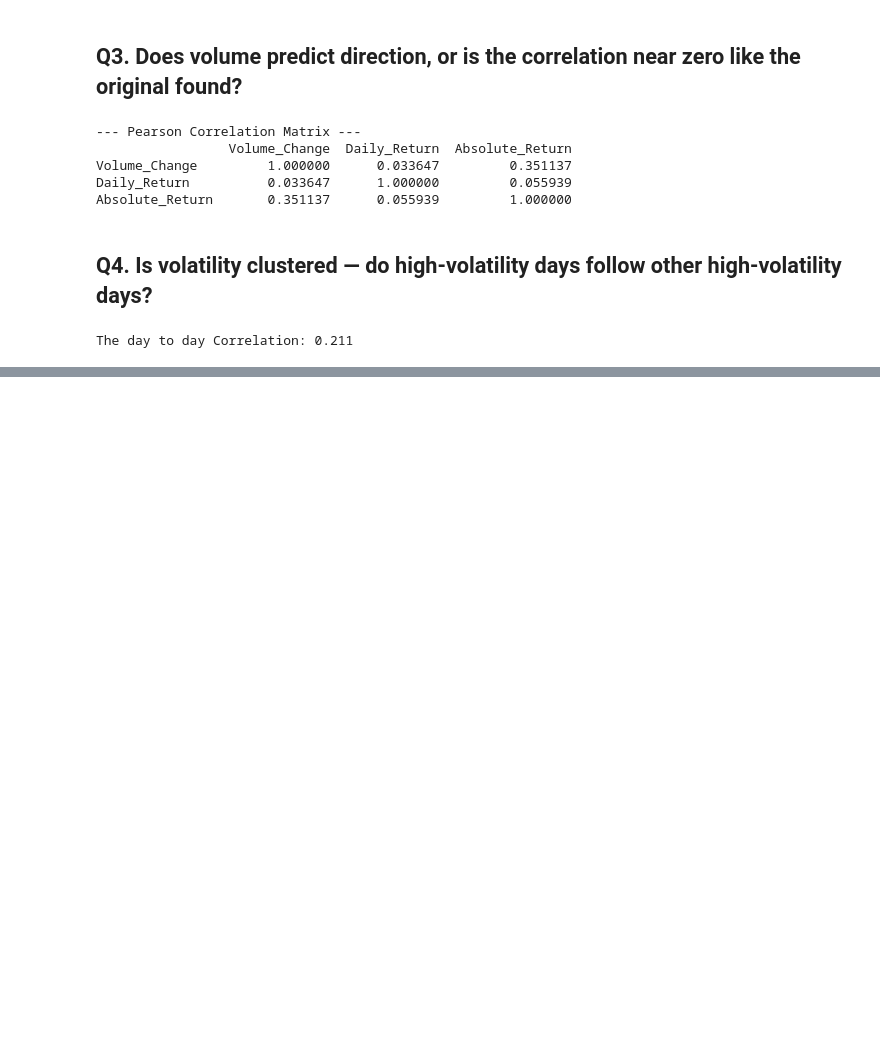
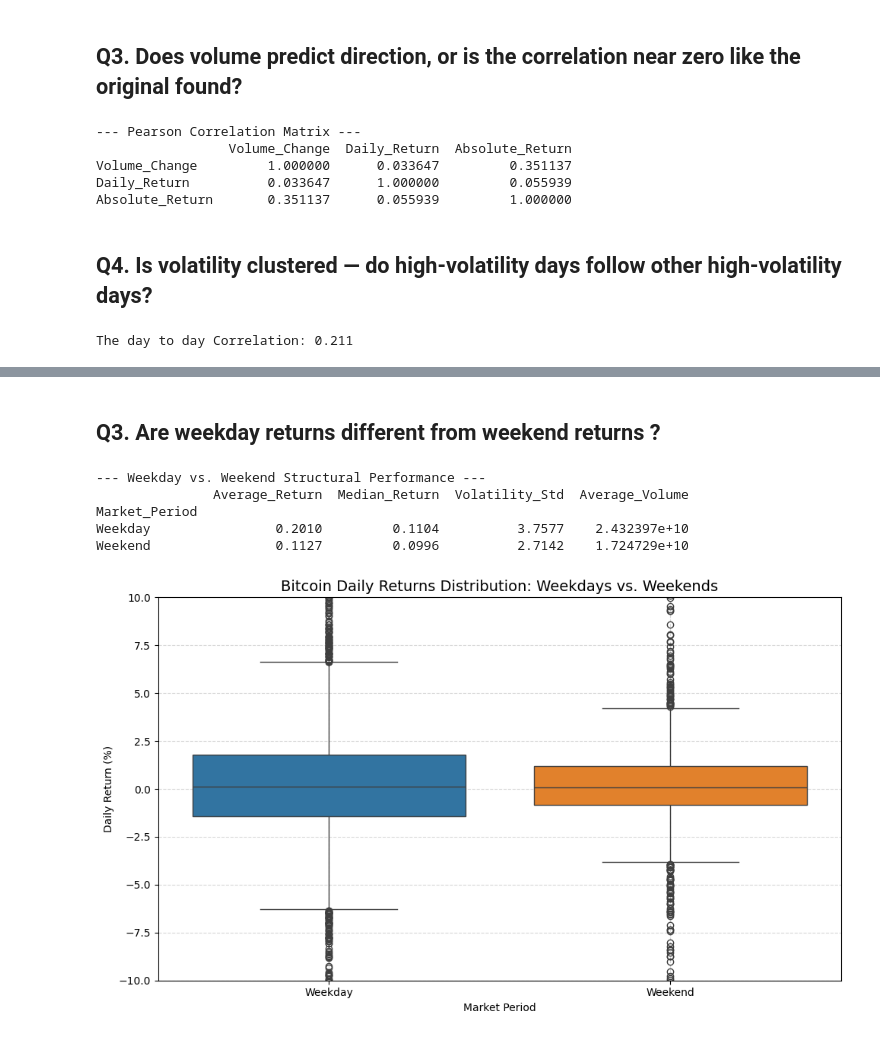
Before and after one commit to Calebchike/Bitcoin-EDA, a Jupyter notebook: Bitcoin_EDA_2014_2026.ipynb, the cells around one changed output, grey strips where cells are left out. Drawn from its saved outputs; the diff is of its cells as text; code cells hidden in the pictures; blank space fills up the shorter version.

```diff
--- a/Bitcoin_EDA_2014_2026.ipynb
+++ b/Bitcoin_EDA_2014_2026.ipynb
@@ -313,0 +430,43 @@ The day to day Correlation: 0.211
+# %% [markdown]
+##  **Q3**.        Are weekday returns different from weekend returns ?
+# %%
+# Calculate percentage daily returns
+bitcoin['Daily_Return'] = bitcoin['Close'].pct_change() * 100
+
+# Extract the days of the week (Monday-0 through Sunday-6)
+bitcoin['Day_of_Week'] = bitcoin.index.dayofweek
+
+# Classify each day as either a Weekday or Weekend
+# np.where sets rows to 'Weekend' if day is 5 (Sat) or 6 (Sun), else 'Weekday'
+bitcoin['Market_Period'] = bitcoin['Day_of_Week'].apply(lambda x: 'Weekend' if x >= 5 else 'Weekday')
+
+# Compute performance metrics comparing the two periods
+grouped_stats = bitcoin.groupby('Market_Period').agg(
+    Average_Return=('Daily_Return', 'mean'),
+    Median_Return=('Daily_Return', 'median'),
+    Volatility_Std=('Daily_Return', 'std'),
+    Average_Volume=('Volume', 'mean')
+)
+
+print("--- Weekday vs. Weekend Structural Performance ---")
+print(grouped_stats.round(4))
+
+# Create a Box Plot to visualize the return distribution and outliers
+plt.figure(figsize=(10, 6))
+# We clip the y-axis slightly to focus on core distributions rather than extreme outliers
+sns.boxplot(data=bitcoin, x='Market_Period', y='Daily_Return', hue='Market_Period', palette=['#1f77b4', '#ff7f0e'], legend=False)
+plt.ylim(-10, 10)
+plt.title('Bitcoin Daily Returns Distribution: Weekdays vs. Weekends', fontsize=14)
+plt.xlabel('Market Period')
+plt.ylabel('Daily Return (%)')
+plt.grid(True, linestyle='--', alpha=0.5)
+plt.tight_layout()
+plt.savefig('weekday_vs_weekend.png')
+plt.show()
+# %% [output]
+--- Weekday vs. Weekend Structural Performance ---
+               Average_Return  Median_Return  Volatility_Std  Average_Volume
+Market_Period
+Weekday                0.2010         0.1104          3.7577    2.432397e+10
+Weekend                0.1127         0.0996          2.7142    1.724729e+10
+[figure, added]
```
Also changed, not shown: parts of 11 cells of this notebook.
